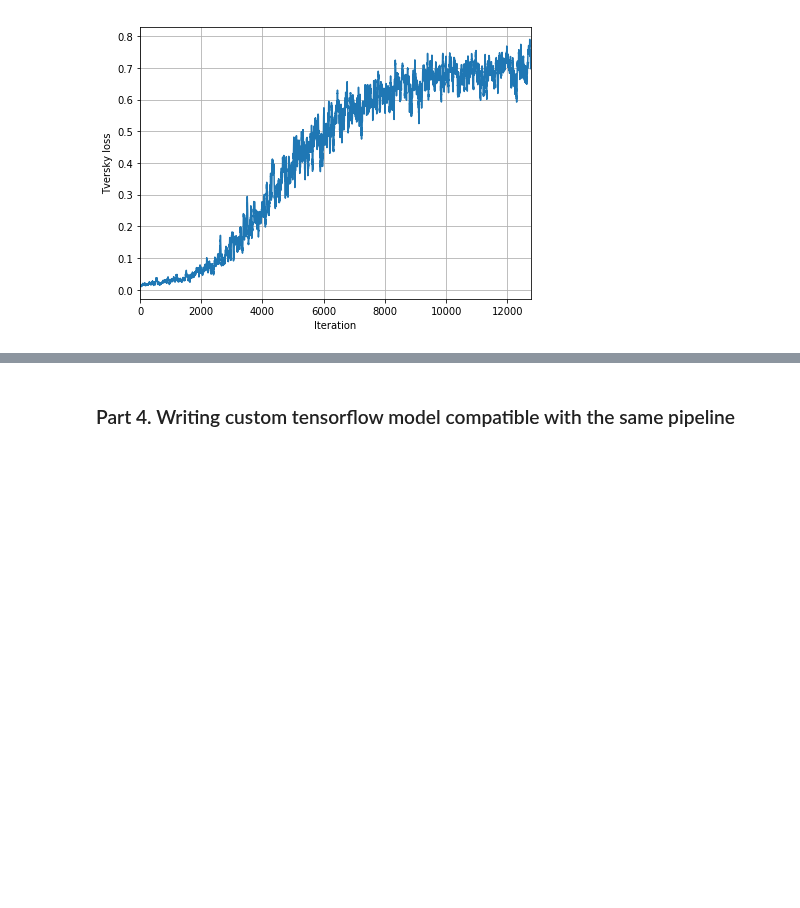
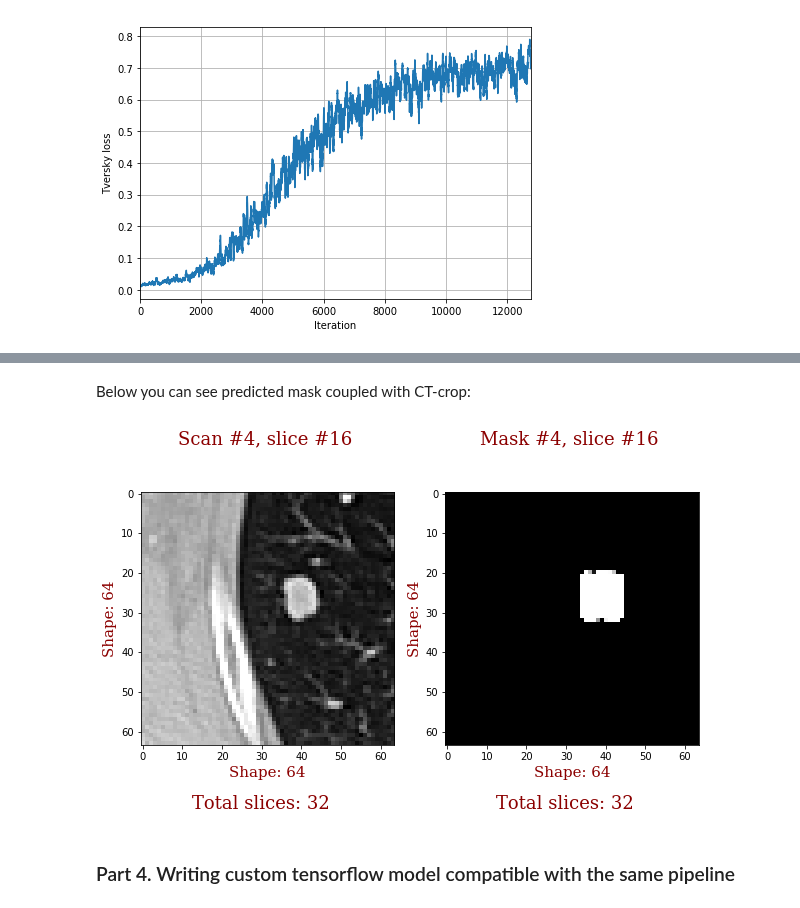
Before and after one commit to analysiscenter/radio, a Jupyter notebook: tutorials/RadIO.IV.ipynb, the cells around one changed output, grey strips where cells are left out. Cells and saved outputs as stored; diff of their text form; code cells hidden in the pictures; blank space fills up the shorter version.

```diff
--- a/tutorials/RadIO.IV.ipynb
+++ b/tutorials/RadIO.IV.ipynb
@@ -188,8 +201,8 @@ In example above you are provided with V-Net model which will be trained on crop
 from IPython.display import clear_output
 from radio.dataset import V, F
 
-vnet_ppl = (
-    combine_pipeline
+train_vnet_pipeline = (
+    combine_crops(cancerset, ncancerset, batch_sizes=(4, 4))
     .init_variable('loss_history', init_on_each_run=list)
     .init_variable('current_loss', init=float)
     .init_model(
@@ -207,7 +220,7 @@ vnet_ppl = (
     .call(lambda x: clear_output(wait=True))
 )
 # %%
-vnet_ppl.run()
+train_vnet_pipeline.run()
 # %% [output]
 Current loss:
 -0.49989
@@ -230,0 +246,3 @@ plt.ylabel('Tversky loss')
+# %%
+vnet_model = train_vnet_pipeline.get_model_by_name('vnet')
+predicted_masks = vnet_model.predict(feed_dict={'images': batch.unpack('images')})
@@ -231,3 +255,10 @@ plt.ylabel('Tversky loss')
+# %% [markdown]
+Below you can see predicted mask coupled with CT-crop:
+# %%
+batch.masks = predicted_masks.reshape(-1, 64, 64)
+show_slices(batch, scan_indices=4, ns_slice=16, clims=[(0, 255), (0, 1)], components=('images', 'masks'), grid=False)
+# %% [output]
+[figure, added]
 # %% [markdown]
 ### Part 4. Writing custom tensorflow model compatible with the same pipeline
 # %% [markdown]
```
Also changed, not shown: parts of 26 cells of this notebook.
